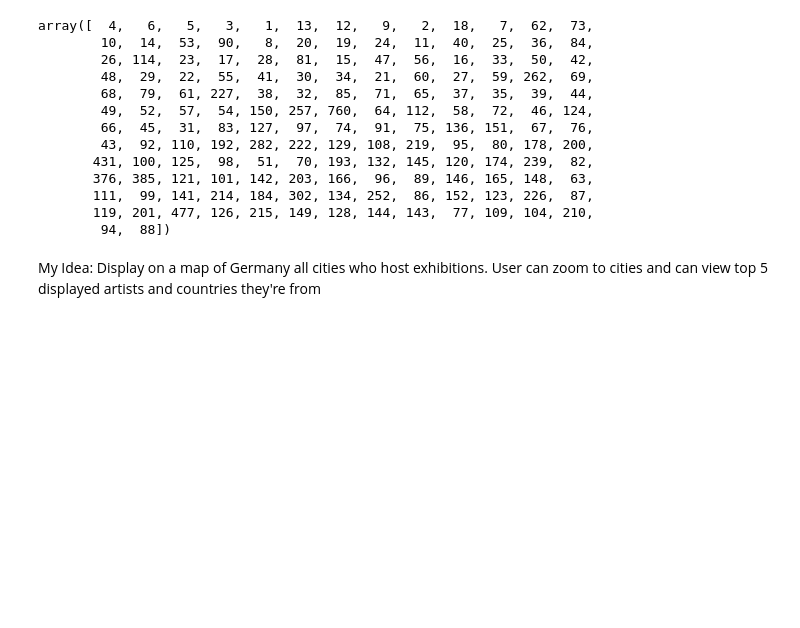
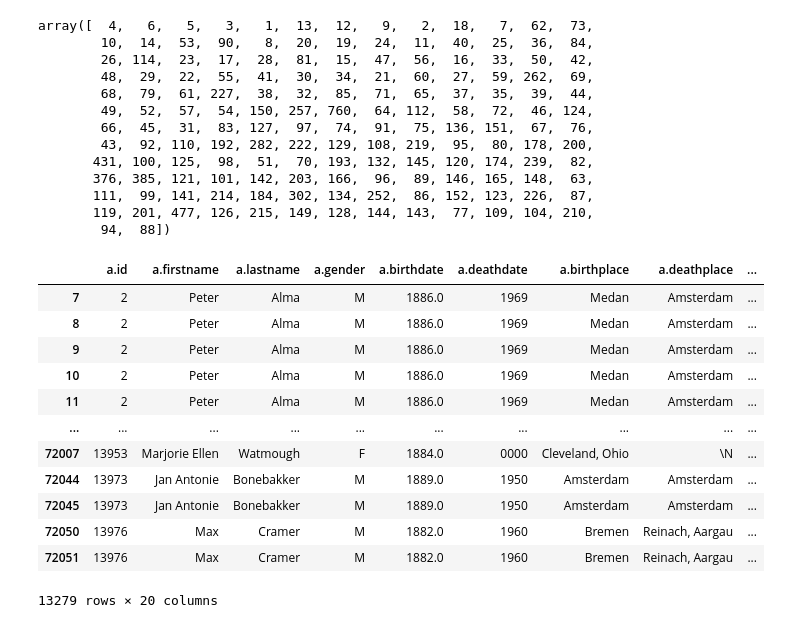
Before and after one commit to Annika-Loos/InfoVis_Group21, a Jupyter notebook: analysis.ipynb, the cells around one changed output. Drawn from its saved outputs; the diff is of its cells as text; code cells hidden in the pictures; blank space fills up the shorter version.

```diff
--- a/analysis.ipynb
+++ b/analysis.ipynb
@@ -259,5 +259,25 @@ array([  4,   6,   5,   3,   1,  13,  12,   9,   2,  18,   7,  62,  73,
        111,  99, 141, 214, 184, 302, 134, 252,  86, 152, 123, 226,  87,
        119, 201, 477, 126, 215, 149, 128, 144, 143,  77, 109, 104, 210,
         94,  88])
-# %% [markdown]
-My Idea: Display on a map of Germany all cities who host exhibitions. User can zoom to cities and can view top 5 displayed artists and countries they're from
+# %%
+data['e.startdate'] = pd.to_numeric(data['e.startdate'], errors='coerce')
+data['a.birthdate'] = pd.to_numeric(data['a.birthdate'], errors='coerce')
+# %%
+data['age_at_exhibition'] = data['e.startdate'] - data['a.birthdate']
+df_before_30 = data[data['age_at_exhibition'] <= 30]
+
+df_before_30
+# %% [output]
+|  | a.id | a.firstname | a.lastname | a.gender | a.birthdate | a.deathdate | a.birthplace | a.deathplace | ... |
+| 7 | 2 | Peter | Alma | M | 1886.0 | 1969 | Medan | Amsterdam | ... |
+| 8 | 2 | Peter | Alma | M | 1886.0 | 1969 | Medan | Amsterdam | ... |
+| 9 | 2 | Peter | Alma | M | 1886.0 | 1969 | Medan | Amsterdam | ... |
+| 10 | 2 | Peter | Alma | M | 1886.0 | 1969 | Medan | Amsterdam | ... |
+| 11 | 2 | Peter | Alma | M | 1886.0 | 1969 | Medan | Amsterdam | ... |
+| ... | ... | ... | ... | ... | ... | ... | ... | ... | ... |
+| 72007 | 13953 | Marjorie Ellen | Watmough | F | 1884.0 | 0000 | Cleveland, Ohio | \N | ... |
+| 72044 | 13973 | Jan Antonie | Bonebakker | M | 1889.0 | 1950 | Amsterdam | Amsterdam | ... |
+| 72045 | 13973 | Jan Antonie | Bonebakker | M | 1889.0 | 1950 | Amsterdam | Amsterdam | ... |
+| 72050 | 13976 | Max | Cramer | M | 1882.0 | 1960 | Bremen | Reinach, Aargau | ... |
+| 72051 | 13976 | Max | Cramer | M | 1882.0 | 1960 | Bremen | Reinach, Aargau | ... |
+13279 rows × 20 columns
```
Also changed, not shown: parts of 4 cells of this notebook.
